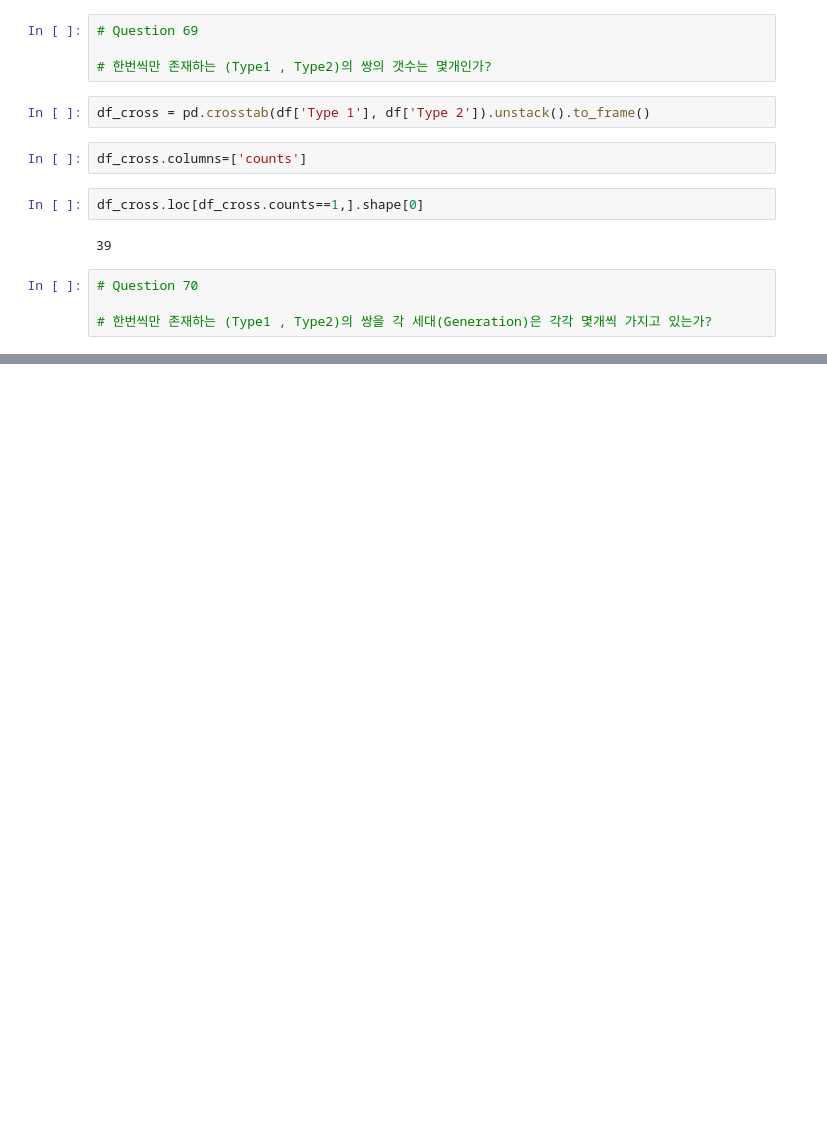
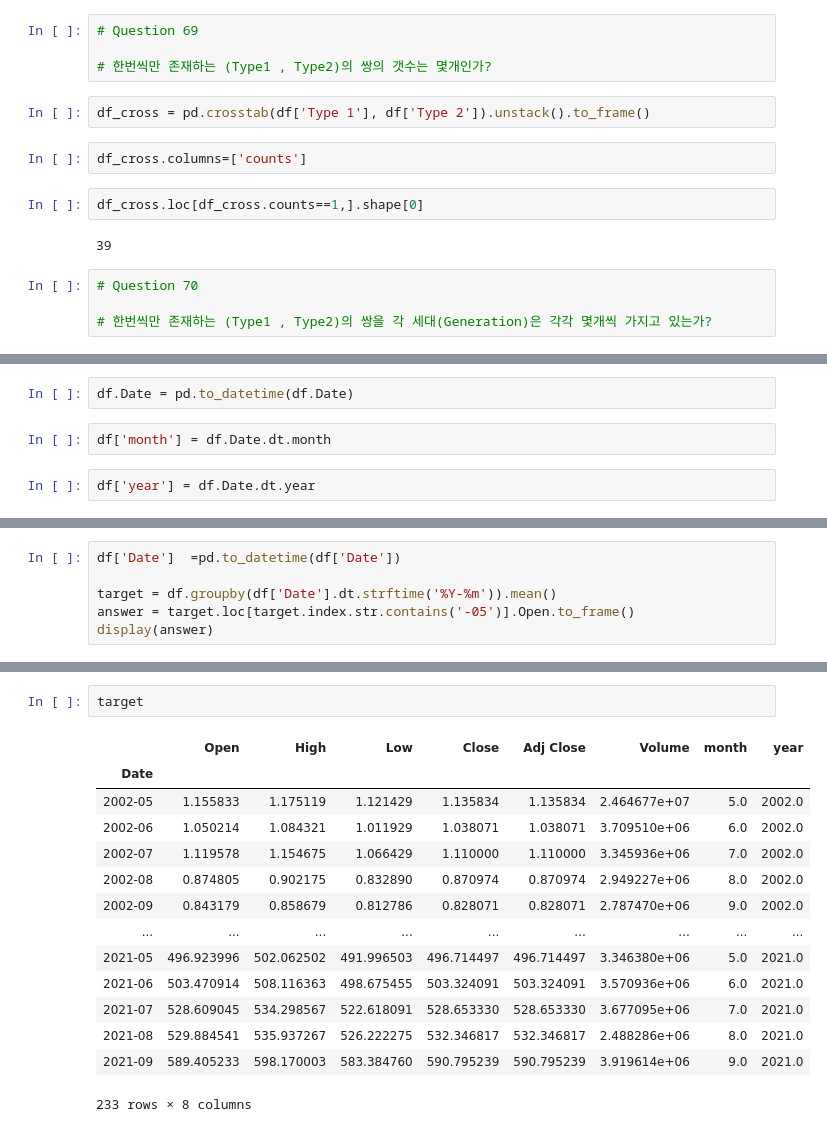
Before and after one commit to yuvjjang/datascience_prep, a Jupyter notebook: big_data_analysis/simple_data_preprocessing.ipynb, the cells around one changed output, grey strips where cells are left out. Cells and saved outputs as stored; diff of their text form; blank space fills up the shorter version.

```diff
--- a/big_data_analysis/Untitled.ipynb
+++ b/big_data_analysis/simple_data_preprocessing.ipynb
@@ -1337,0 +2234,6 @@ df_cross.loc[df_cross.counts==1,].shape[0]
+# %%
+df.Date = pd.to_datetime(df.Date)
+# %%
+df['month'] = df.Date.dt.month
+# %%
+df['year'] = df.Date.dt.year
@@ -1337,0 +2261,6 @@ df_cross.loc[df_cross.counts==1,].shape[0]
+# %%
+df['Date']  =pd.to_datetime(df['Date'])
+
+target = df.groupby(df['Date'].dt.strftime('%Y-%m')).mean()
+answer = target.loc[target.index.str.contains('-05')].Open.to_frame()
+display(answer)
@@ -1337,0 +2286,17 @@ df_cross.loc[df_cross.counts==1,].shape[0]
+# %%
+target
+# %% [output]
+|  | Open | High | Low | Close | Adj Close | Volume | month | year |
+| Date |  |  |  |  |  |  |  |  |
+| 2002-05 | 1.155833 | 1.175119 | 1.121429 | 1.135834 | 1.135834 | 2.464677e+07 | 5.0 | 2002.0 |
+| 2002-06 | 1.050214 | 1.084321 | 1.011929 | 1.038071 | 1.038071 | 3.709510e+06 | 6.0 | 2002.0 |
+| 2002-07 | 1.119578 | 1.154675 | 1.066429 | 1.110000 | 1.110000 | 3.345936e+06 | 7.0 | 2002.0 |
+| 2002-08 | 0.874805 | 0.902175 | 0.832890 | 0.870974 | 0.870974 | 2.949227e+06 | 8.0 | 2002.0 |
+| 2002-09 | 0.843179 | 0.858679 | 0.812786 | 0.828071 | 0.828071 | 2.787470e+06 | 9.0 | 2002.0 |
+| ... | ... | ... | ... | ... | ... | ... | ... | ... |
+| 2021-05 | 496.923996 | 502.062502 | 491.996503 | 496.714497 | 496.714497 | 3.346380e+06 | 5.0 | 2021.0 |
+| 2021-06 | 503.470914 | 508.116363 | 498.675455 | 503.324091 | 503.324091 | 3.570936e+06 | 6.0 | 2021.0 |
+| 2021-07 | 528.609045 | 534.298567 | 522.618091 | 528.653330 | 528.653330 | 3.677095e+06 | 7.0 | 2021.0 |
+| 2021-08 | 529.884541 | 535.937267 | 526.222275 | 532.346817 | 532.346817 | 2.488286e+06 | 8.0 | 2021.0 |
+| 2021-09 | 589.405233 | 598.170003 | 583.384760 | 590.795239 | 590.795239 | 3.919614e+06 | 9.0 | 2021.0 |
+233 rows × 8 columns
```
Also changed, not shown: parts of 198 cells of this notebook, 1 other file.
